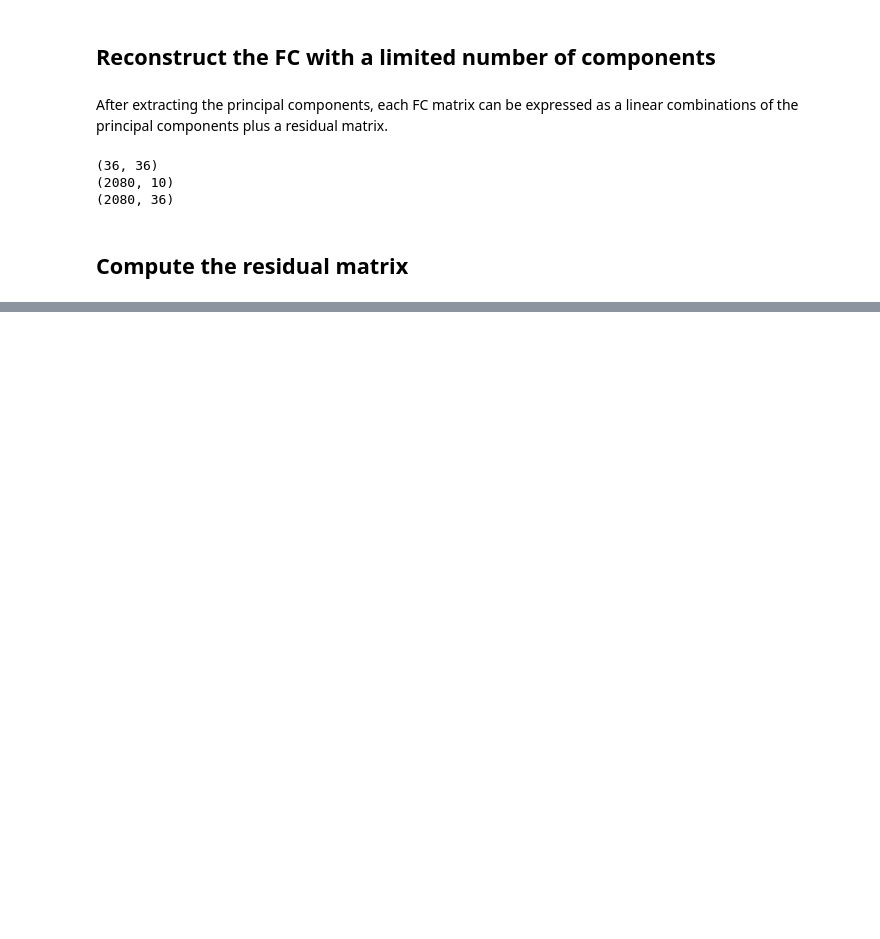
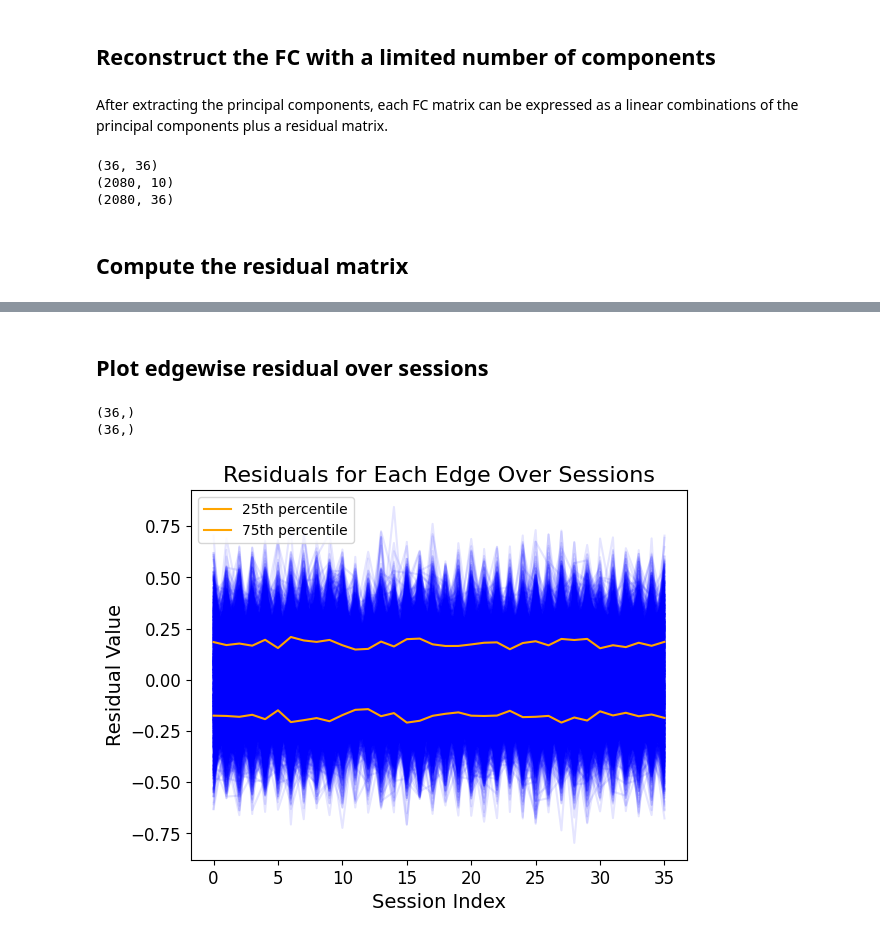
Before and after one commit to celprov/hcph-sops, a Jupyter notebook: docs/analysis/fmri-variability.ipynb, the cells around one changed output, grey strips where cells are left out. Drawn from its saved outputs; the diff is of its cells as text; code cells hidden in the pictures; blank space fills up the shorter version.

```diff
--- a/docs/analysis/fmri-variability.ipynb
+++ b/docs/analysis/fmri-variability.ipynb
@@ -123,0 +170,31 @@ plt.show()
+# %% [markdown]
+## Plot edgewise residual over sessions
+# %%
+from sklearn.linear_model import LinearRegression
+
+# Calculate the interquartile range (IQR)
+q1 = np.percentile(residuals, 25, axis=0)
+q3 = np.percentile(residuals, 75, axis=0)
+print(q1.shape)
+print(q3.shape)
+
+# Plot the evolution of the residual for each edge
+for i in range(residuals.shape[0]):
+    plt.plot(range(residuals.shape[1]), residuals[i,:], color='blue', alpha=0.1)
+
+# Plot the inter-quartile
+plt.plot(range(residuals.shape[1]), q1, color='orange', label='25th percentile')
+plt.plot(range(residuals.shape[1]), q3, color='orange', label='75th percentile')
+
+
+plt.xlabel('Session Index', fontsize=14)
+plt.ylabel('Residual Value', fontsize=14)
+plt.title('Residuals for Each Edge Over Sessions', fontsize=16)
+plt.tick_params(axis='x', labelsize=12)
+plt.tick_params(axis='y', labelsize=12)
+plt.legend()
+plt.show()
+# %% [output]
+(36,)
+(36,)
+[figure, added]
```
Also changed, not shown: parts of 8 cells of this notebook.
